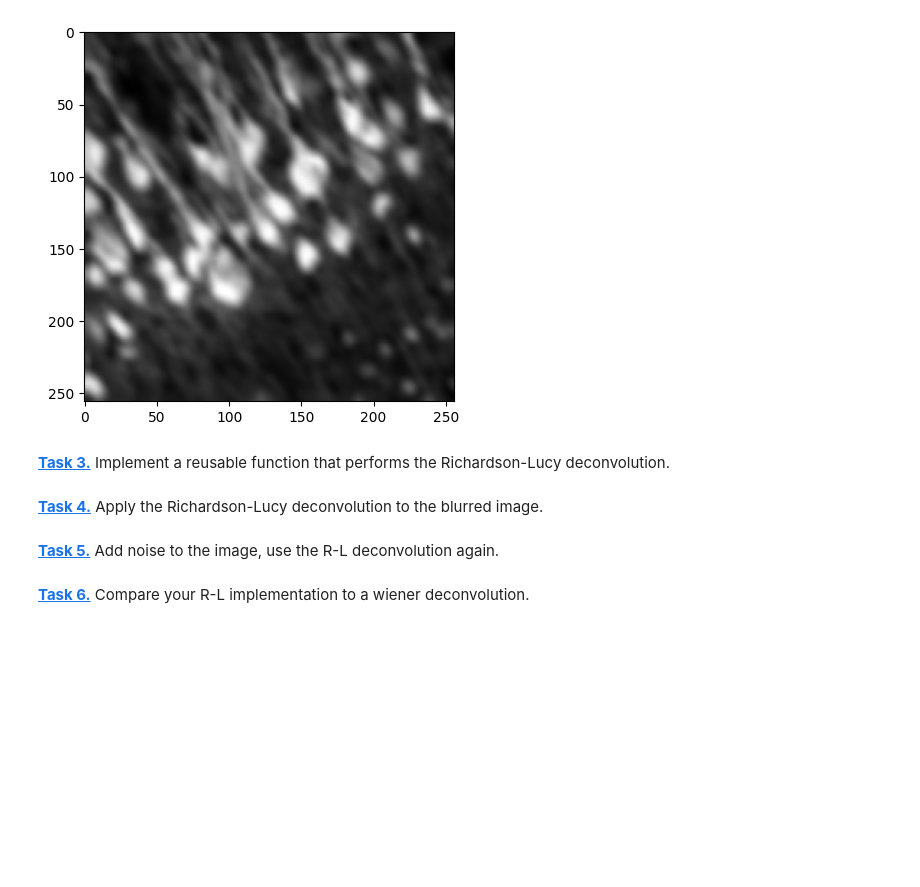
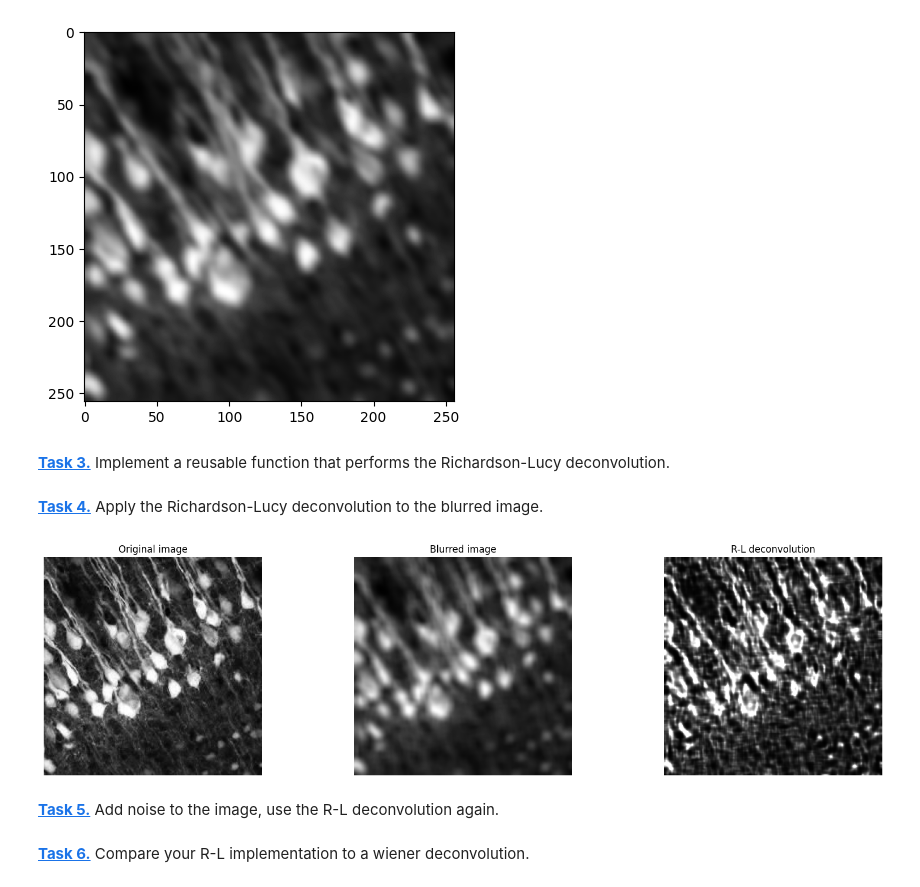
Before and after one commit to k8nsti/mobi-fs5-python, a Jupyter notebook: deconvolution.ipynb, the cells around one changed output. Saved outputs shown, nothing was run; the diff lists cells and outputs as text; code cells hidden in the pictures; blank space fills up the shorter version.

Commit message:
task 4 finish deconv

```diff
--- a/deconvolution.ipynb
+++ b/deconvolution.ipynb
@@ -54,37 +54,39 @@ plt.imshow(convgauss_img, "gray")
 # %% [markdown]
 **[Task 3.]()** Implement a reusable function that performs the Richardson-Lucy deconvolution.
 # %%
-g = image
-h = deconvolved image
-P = Psf
-P* = np.flip(psf)
-* = conv()
-t = n_iterations
-
 def richardson_lucy_deconvolution(image, psf, n_iterations):
     img_deconv = np.full(image.shape, 0.5)
+    psf_flipped = np.flip(psf)
 
-    img_deconv = img_deconv * (conv(image/(conv(img_deconv, psf, mode ="same", boundary = "symm"))), np.flip(psf), mode ="same", boundary = "symm")
+    for t in range(n_iterations):
+        blurred = conv(img_deconv, psf, mode= "same", boundary="symm")
+        ratio = image/blurred
+        correction = conv(ratio, psf_flipped, mode="same", boundary="symm")
+        img_deconv = img_deconv * correction
 
     img_deconv = img_deconv.clip(0,1)
     return img_deconv
 # %% [markdown]
 **[Task 4.]()** Apply the Richardson-Lucy deconvolution to the blurred image.
+# %%
+restored_img = richardson_lucy_deconvolution(img, psf, 20)
 # %%
 plt.figure(figsize=(20,5))
 plt.subplot(1, 3, 1)
 plt.axis('off')
 plt.imshow(img, 'gray')
 plt.title('Original image')
 plt.subplot(1, 3, 2)
 plt.axis('off')
-plt.imshow(img_psf, 'gray')
+plt.imshow(conv_img, 'gray')
 plt.title('Blurred image')
 plt.subplot(1, 3, 3)
 plt.axis('off')
-plt.imshow(deconv_img, 'gray')
+plt.imshow(restored_img, 'gray')
 plt.title('R-L deconvolution')
 plt.show()
+# %% [output]
+[figure, added]
 # %% [markdown]
 **[Task 5.]()** Add noise to the image, use the R-L deconvolution again.
 # %%
```
